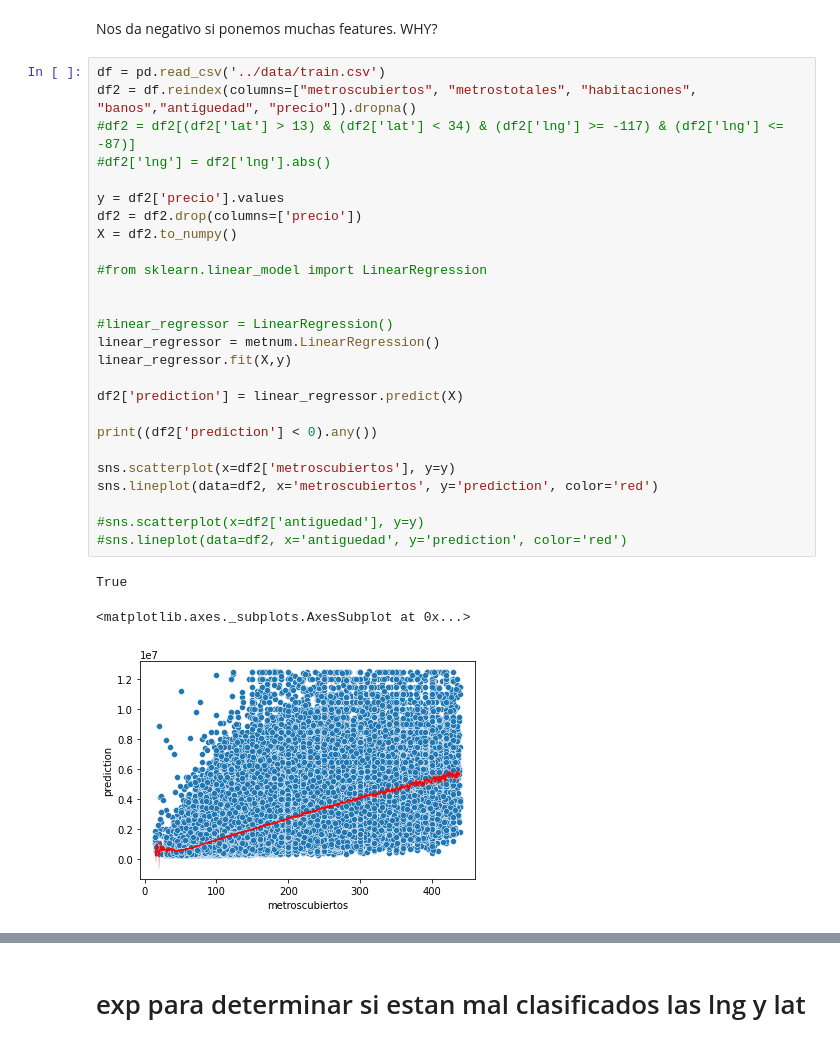
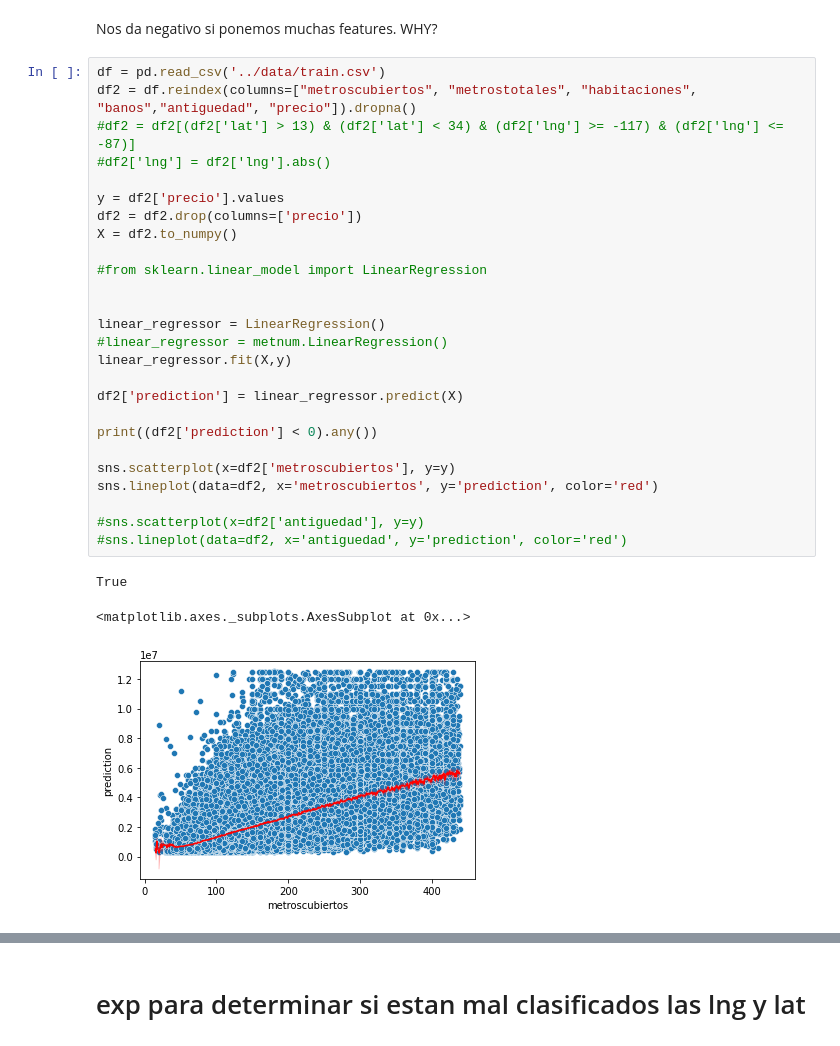
Before and after one commit to ddrenteria/MNTp3, a Jupyter notebook: tp3/notebooks/PrediccionPrecios.ipynb, the cells around one changed output, grey strips where cells are left out. Drawn from its saved outputs; the diff is of its cells as text.

```diff
--- a/tp3/notebooks/PrediccionPrecios.ipynb
+++ b/tp3/notebooks/PrediccionPrecios.ipynb
@@ -160,30 +160,30 @@ Nos da negativo si ponemos muchas features. WHY?
 # %%
 df = pd.read_csv('../data/train.csv')
 df2 = df.reindex(columns=["metroscubiertos", "metrostotales", "habitaciones", "banos","antiguedad", "precio"]).dropna()
 #df2 = df2[(df2['lat'] > 13) & (df2['lat'] < 34) & (df2['lng'] >= -117) & (df2['lng'] <= -87)]
 #df2['lng'] = df2['lng'].abs()
 
 y = df2['precio'].values
 df2 = df2.drop(columns=['precio'])
 X = df2.to_numpy()
 
 #from sklearn.linear_model import LinearRegression
 
 
-#linear_regressor = LinearRegression()
-linear_regressor = metnum.LinearRegression()
+linear_regressor = LinearRegression()
+#linear_regressor = metnum.LinearRegression()
 linear_regressor.fit(X,y)
 
 df2['prediction'] = linear_regressor.predict(X)
 
 print((df2['prediction'] < 0).any())
 
 sns.scatterplot(x=df2['metroscubiertos'], y=y)
 sns.lineplot(data=df2, x='metroscubiertos', y='prediction', color='red')
 
 #sns.scatterplot(x=df2['antiguedad'], y=y)
 #sns.lineplot(data=df2, x='antiguedad', y='prediction', color='red')
 # %% [output]
 True
 <matplotlib.axes._subplots.AxesSubplot at 0x...>
-[figure, old version]
+[figure, new version]
```
Also changed, not shown: parts of 15 cells of this notebook.
